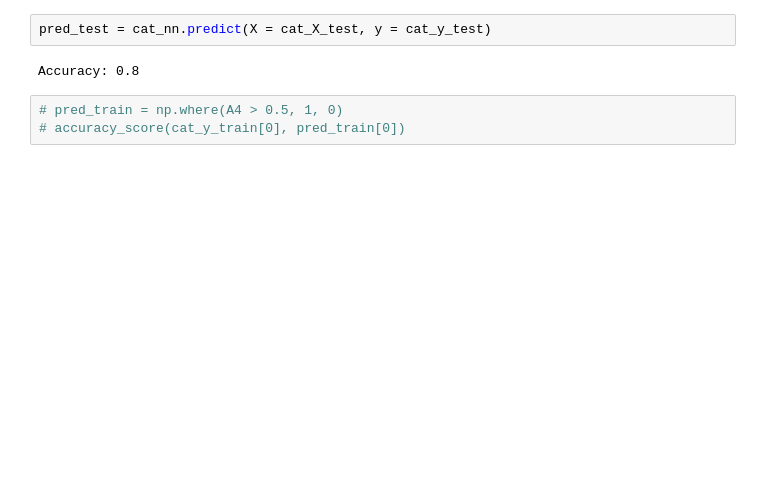
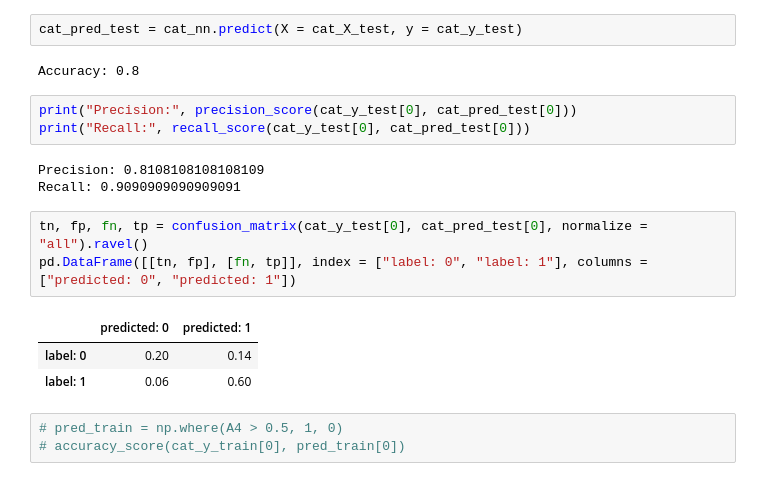
Before and after one commit to Kim-Sha/mlp-binary-classifier, a Jupyter notebook: churn_NN_application.ipynb, the cells around one changed output. Saved outputs shown, nothing was run; the diff lists cells and outputs as text; blank space fills up the shorter version.

```diff
--- a/churn_NN_application.ipynb
+++ b/churn_NN_application.ipynb
@@ -115,7 +155,20 @@ Accuracy: 0.9856459330143539
 # %%
-pred_test = cat_nn.predict(X = cat_X_test, y = cat_y_test)
+cat_pred_test = cat_nn.predict(X = cat_X_test, y = cat_y_test)
 # %% [output]
 Accuracy: 0.8
+# %%
+print("Precision:", precision_score(cat_y_test[0], cat_pred_test[0]))
+print("Recall:", recall_score(cat_y_test[0], cat_pred_test[0]))
+# %% [output]
+Precision: 0.8108108108108109
+Recall: 0.9090909090909091
+# %%
+tn, fp, fn, tp = confusion_matrix(cat_y_test[0], cat_pred_test[0], normalize = "all").ravel()
+pd.DataFrame([[tn, fp], [fn, tp]], index = ["label: 0", "label: 1"], columns = ["predicted: 0", "predicted: 1"])
+# %% [output]
+|  | predicted: 0 | predicted: 1 |
+| label: 0 | 0.20 | 0.14 |
+| label: 1 | 0.06 | 0.60 |
 # %%
 # pred_train = np.where(A4 > 0.5, 1, 0)
 # accuracy_score(cat_y_train[0], pred_train[0])
```
Also changed, not shown: parts of 19 cells of this notebook.
